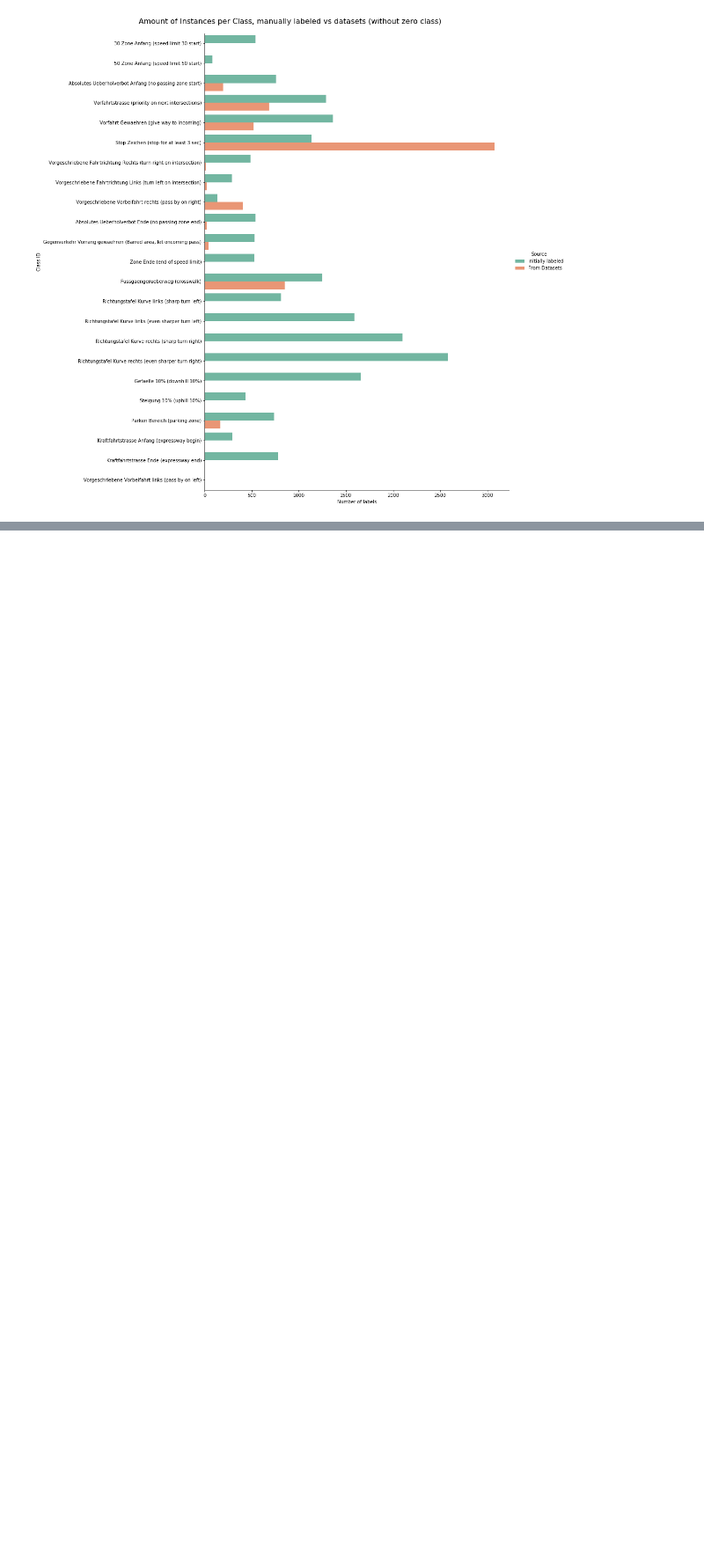
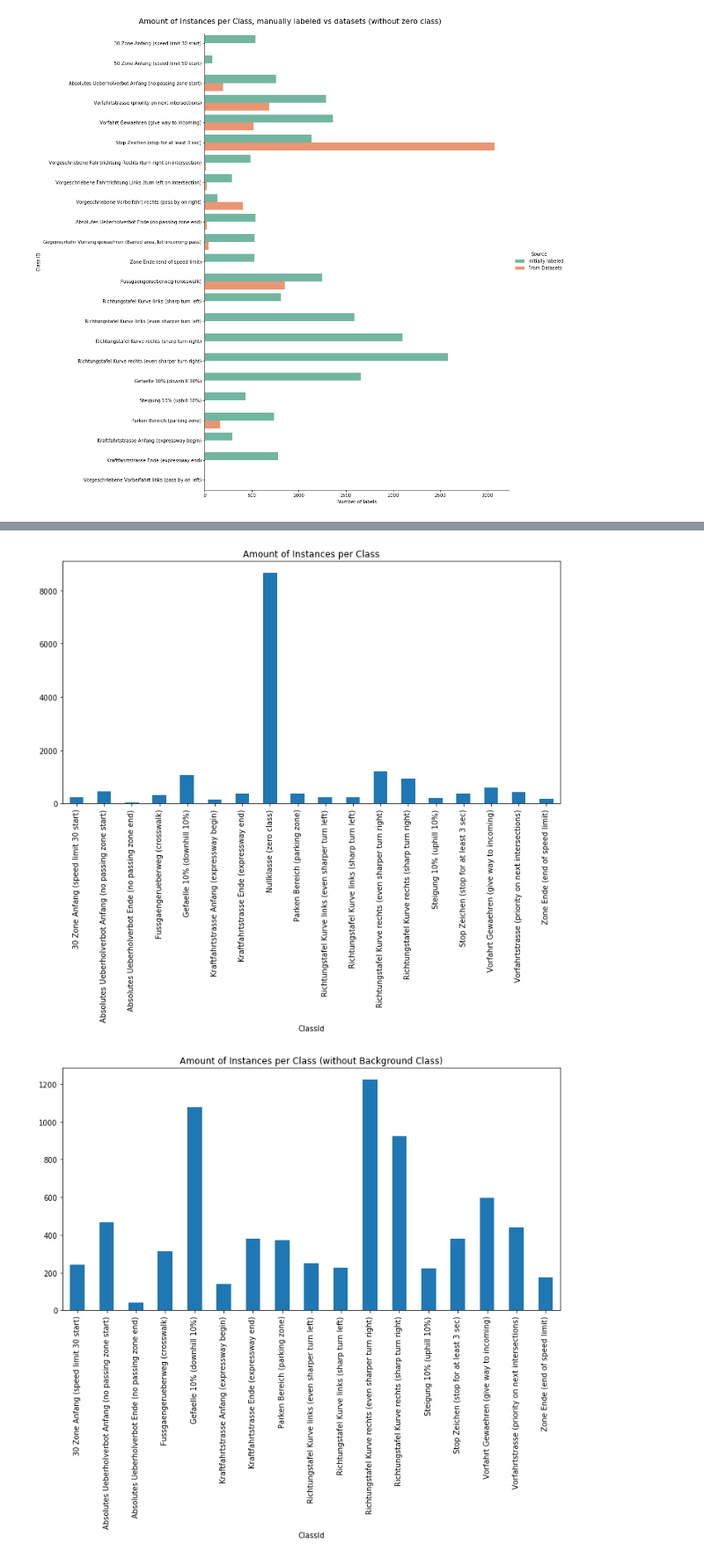
Before and after one commit to tum-phoenix/drive_ml, a Jupyter notebook: tf_object_detection/analyze_labeled_signs.ipynb, the cells around one changed output, grey strips where cells are left out. Shown at 88% size. Saved outputs shown, nothing was run; the diff lists cells and outputs as text; code cells hidden in the pictures; blank space fills up the shorter version.

```diff
--- a/tf_object_detection/analyze_labeled_signs.ipynb
+++ b/tf_object_detection/analyze_labeled_signs.ipynb
@@ -327,0 +248,25 @@ plt.show()
+# %%
+# 1) Plot the distribution (with background class).
+grouped_classes = df.groupby('ClassId').count()['Width']  # Group the dataframe by classes.
+grouped_classes.plot(kind='bar', figsize=(12,6),  title='Amount of Instances per Class', legend=False)
+plt.show()
+
+# 2) Plot without background class.
+df_without_background = df.drop(df[df['ClassId'] == sign_names[43]].index)
+df_without_background_grouped = df_without_background.groupby('ClassId').count()['Width']
+df_without_background_grouped.plot(kind='bar', figsize=(12,6),  title='Amount of Instances per Class (without Background Class)', legend=False)
+plt.show()
+df_without_background_grouped = df_without_background_grouped.reset_index()
+df_without_background_grouped.columns = ['ClassId', 'Amount']
+
+# 3) Print statistics.
+grouped_classes = grouped_classes.reset_index()  # Makes the index go from 0-17.
+grouped_classes.columns = ['ClassId', 'Amount']  # Column renaming
+print("  Total Amount: {}".format(grouped_classes['Amount'].sum()))
+print("Minimum Amount: {}".format(grouped_classes['Amount'].min()))
+print("Maximum Amount: {}".format(grouped_classes['Amount'].max()))
+print(" Without empty: {}\n".format(grouped_classes['Amount'].sum() - grouped_classes['Amount'].max()))
+print(grouped_classes)
+# %% [output]
+[figure, added]
+[figure, added]
```
Also changed, not shown: parts of 21 cells of this notebook, 1 other file.
